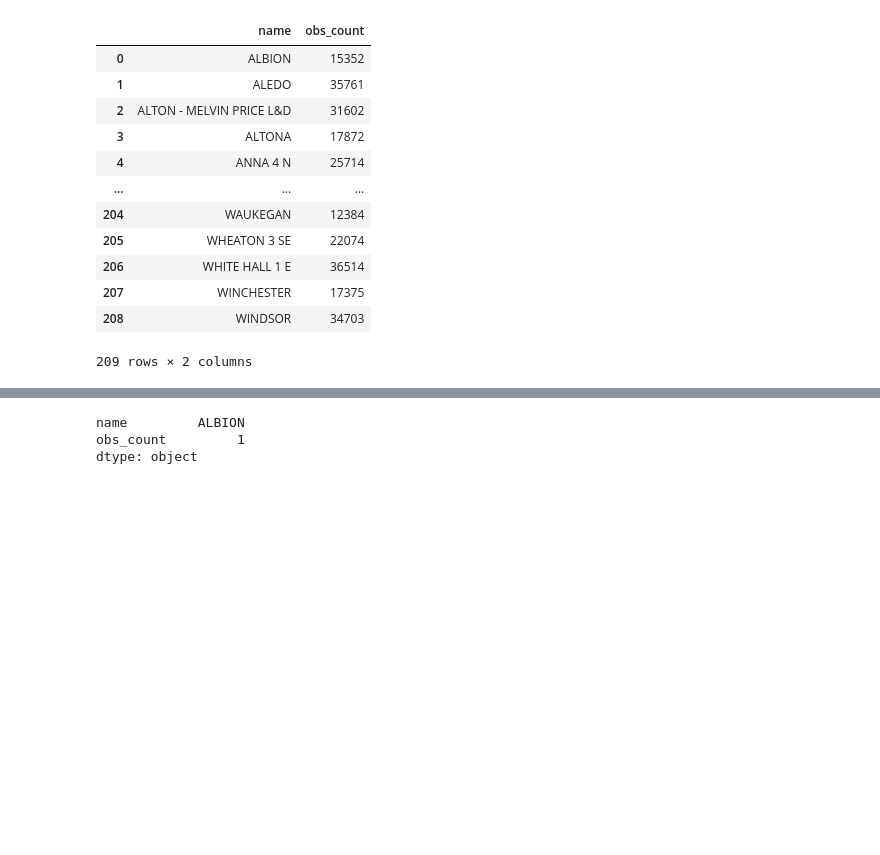
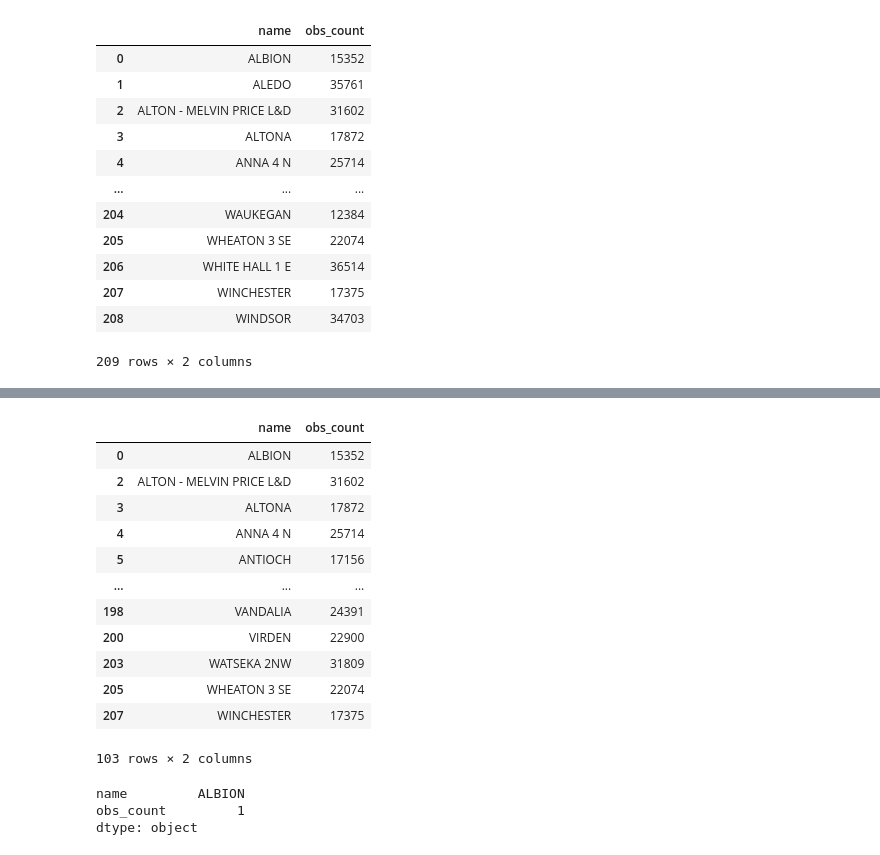
Before and after one commit to hfactor13/IllinoisWeather, a Jupyter notebook: weather_analysis.ipynb, the cells around one changed output, grey strips where cells are left out. Drawn from its saved outputs; the diff is of its cells as text; code cells hidden in the pictures; blank space fills up the shorter version.

```diff
--- a/weather_analysis.ipynb
+++ b/weather_analysis.ipynb
@@ -232,3 +245,20 @@ num_obs_per_station
+# %%
+stations_in_between_quantiles = (num_obs_per_station["obs_count"] > num_obs_per_station["obs_count"].quantile(0.25)) & (num_obs_per_station["obs_count"] < num_obs_per_station["obs_count"].quantile(0.75))
+num_obs_per_station[stations_in_between_quantiles]
+# %% [output]
+|  | name | obs_count |
+| 0 | ALBION | 15352 |
+| 2 | ALTON - MELVIN PRICE L&D | 31602 |
+| 3 | ALTONA | 17872 |
+| 4 | ANNA 4 N | 25714 |
+| 5 | ANTIOCH | 17156 |
+| ... | ... | ... |
+| 198 | VANDALIA | 24391 |
+| 200 | VIRDEN | 22900 |
+| 203 | WATSEKA 2NW | 31809 |
+| 205 | WHEATON 3 SE | 22074 |
+| 207 | WINCHESTER | 17375 |
+103 rows × 2 columns
 # %%
 num_obs_per_station.min() # Station with the least number of observations w.r.t. TMIN, TMAX, TOBS
 # %% [output]
```
Also changed, not shown: parts of 6 cells of this notebook.
